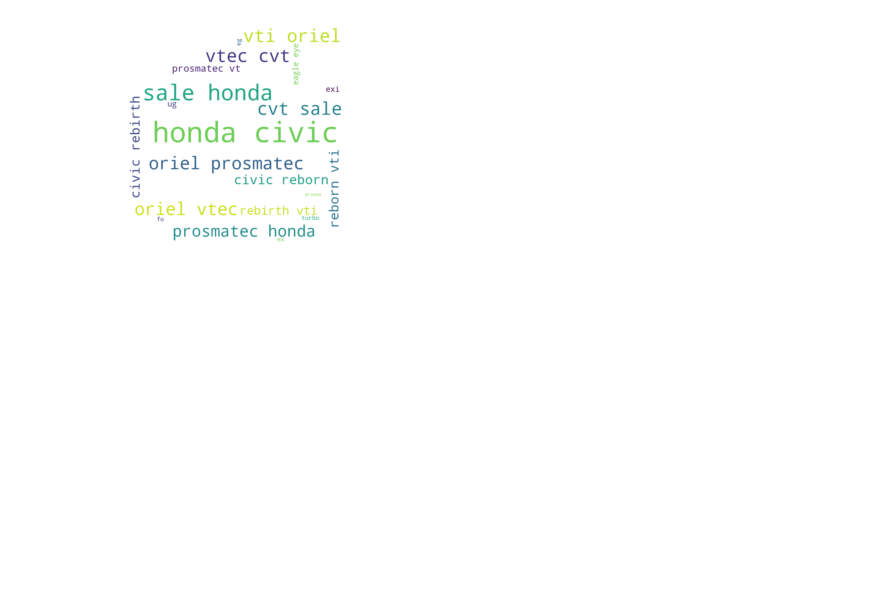
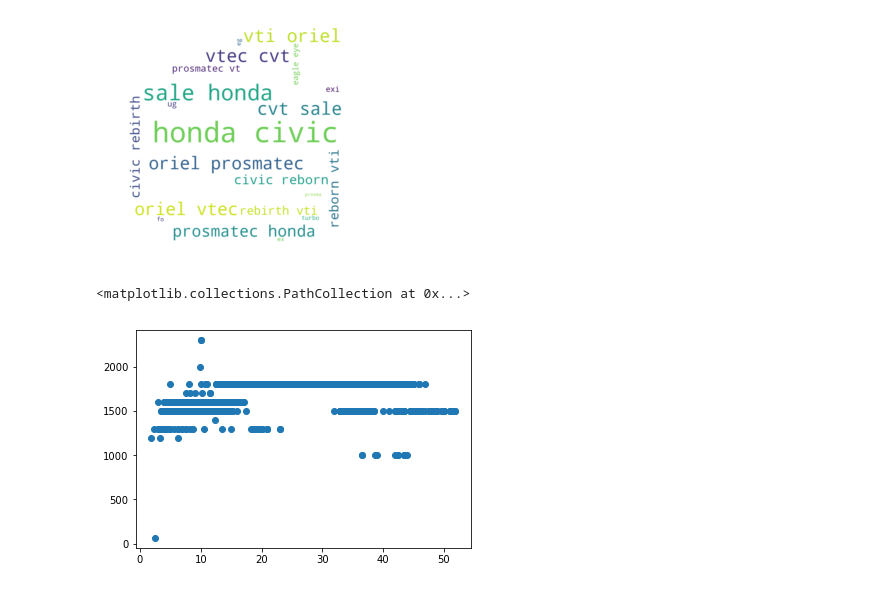
Before and after one commit to Abubakar-K-Back/Honda-Civic-Price-Prediction, a Jupyter notebook: EDA_Pakwheels/EDA_Pakwheels.ipynb, the cells around one changed output. Saved outputs shown, nothing was run; the diff lists cells and outputs as text; code cells hidden in the pictures; blank space fills up the shorter version.

```diff
--- a/EDA_Pakwheels/EDA_Pakwheels.ipynb
+++ b/EDA_Pakwheels/EDA_Pakwheels.ipynb
@@ -147,3 +147,8 @@ plt.show()
 # %%
 pf=df[['Engine','CC','Transmission','mileage','year','prices','mapCity']]
 pf.to_csv('../data/PakwheelsEDA.csv')
+# %%
+plt.scatter(df['prices'],df['CC'])
+# %% [output]
+<matplotlib.collections.PathCollection at 0x...>
+[figure, added]
```
Also changed, not shown: parts of 1 cell of this notebook, 8 other files.
